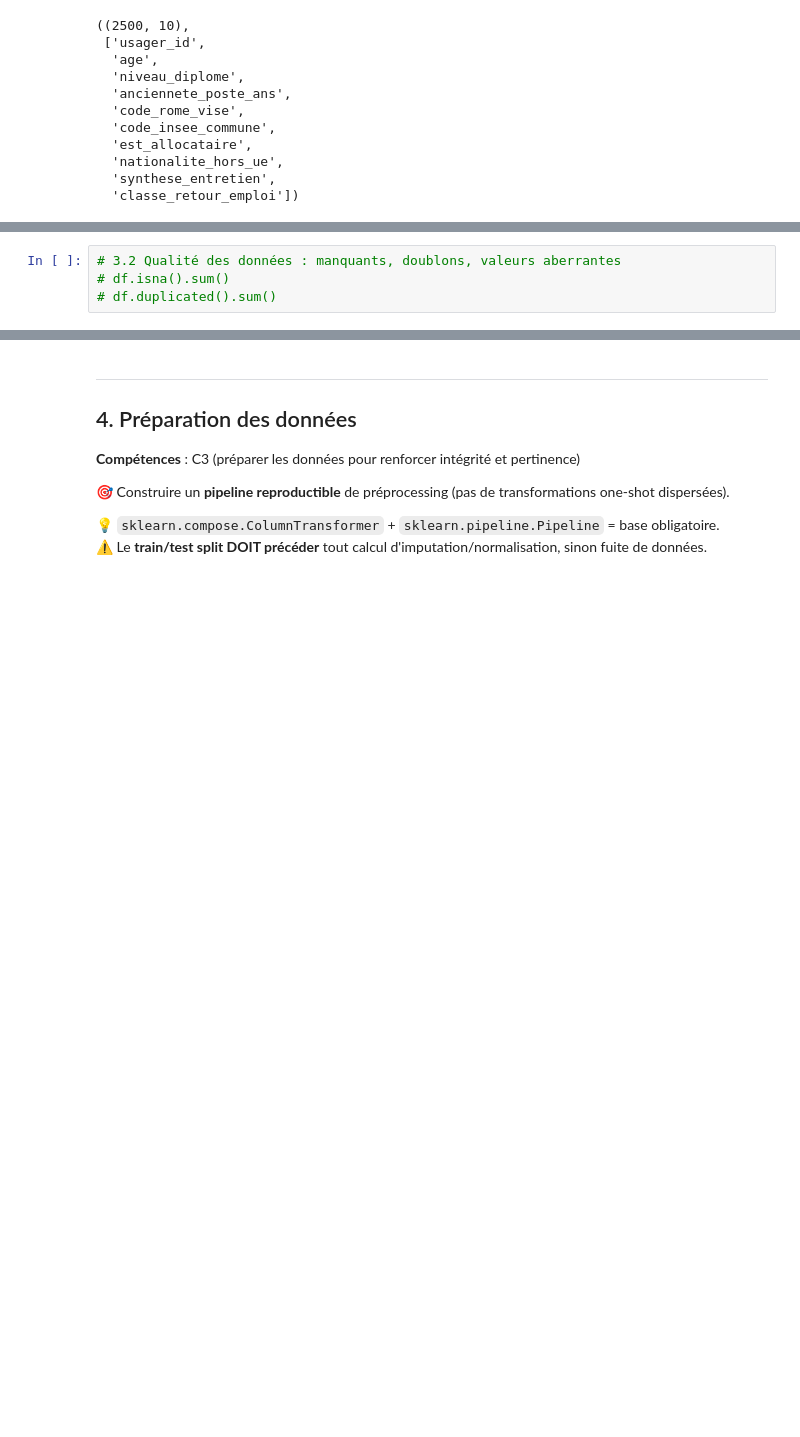
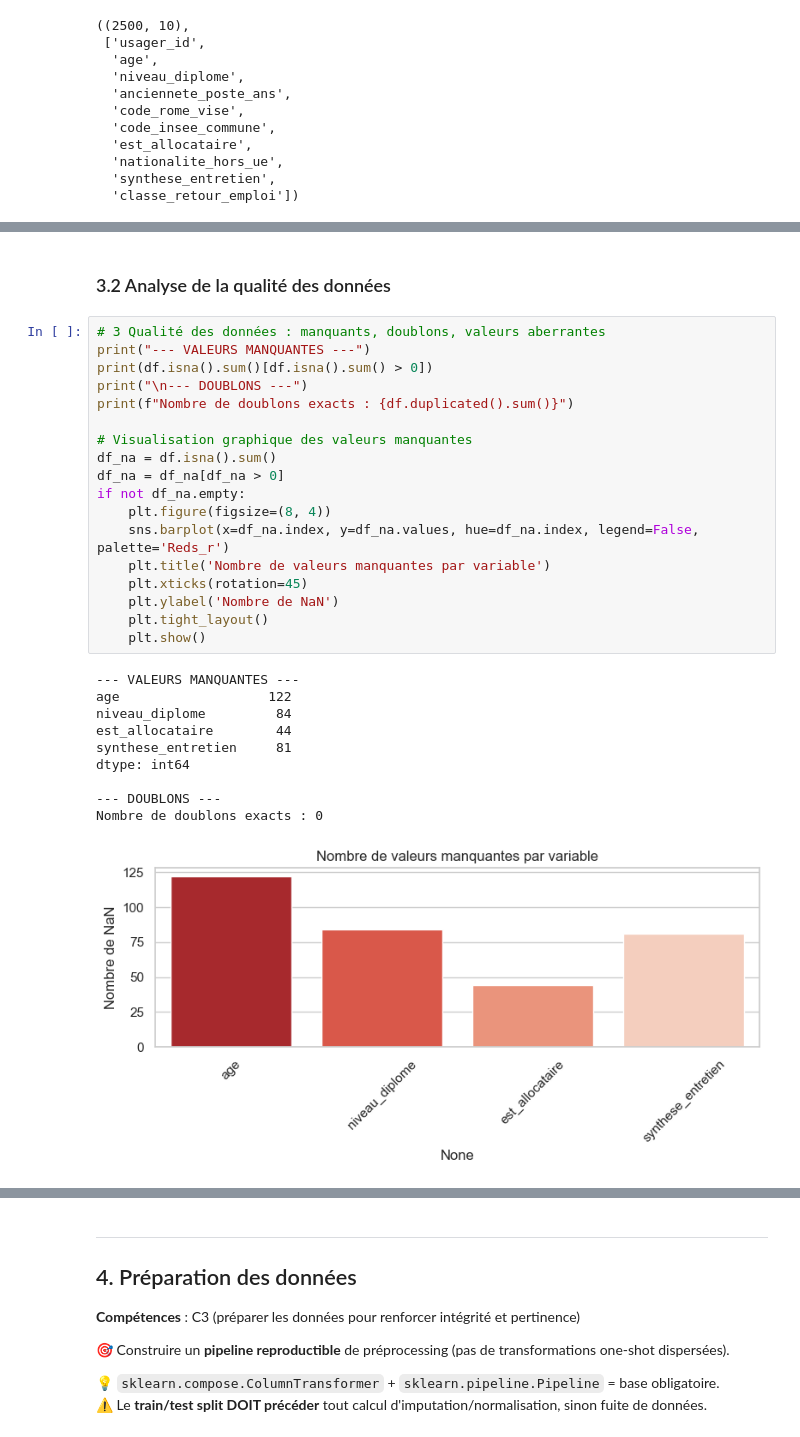
Before and after one commit to FranckBeugnet/certification_upskilling_ia, a Jupyter notebook: cas-usage.ipynb, the cells around one changed output, grey strips where cells are left out. Saved outputs shown, nothing was run; the diff lists cells and outputs as text; blank space fills up the shorter version.

```diff
--- a/cas-usage.ipynb
+++ b/cas-usage.ipynb
@@ -328,4 +376,31 @@ plt.show()
+# %% [markdown]
+### 3.2 Analyse de la qualité des données
 # %%
-# 3.2 Qualité des données : manquants, doublons, valeurs aberrantes
-# df.isna().sum()
-# df.duplicated().sum()
+# 3 Qualité des données : manquants, doublons, valeurs aberrantes
+print("--- VALEURS MANQUANTES ---")
+print(df.isna().sum()[df.isna().sum() > 0])
+print("\n--- DOUBLONS ---")
+print(f"Nombre de doublons exacts : {df.duplicated().sum()}")
+
+# Visualisation graphique des valeurs manquantes
+df_na = df.isna().sum()
+df_na = df_na[df_na > 0]
+if not df_na.empty:
+    plt.figure(figsize=(8, 4))
+    sns.barplot(x=df_na.index, y=df_na.values, hue=df_na.index, legend=False, palette='Reds_r')
+    plt.title('Nombre de valeurs manquantes par variable')
+    plt.xticks(rotation=45)
+    plt.ylabel('Nombre de NaN')
+    plt.tight_layout()
+    plt.show()
+# %% [output]
+--- VALEURS MANQUANTES ---
+age                   122
+niveau_diplome         84
+est_allocataire        44
+synthese_entretien     81
+dtype: int64
+
+--- DOUBLONS ---
+Nombre de doublons exacts : 0
+[figure, added]
```
Also changed, not shown: parts of 24 cells of this notebook, 2 other files.
